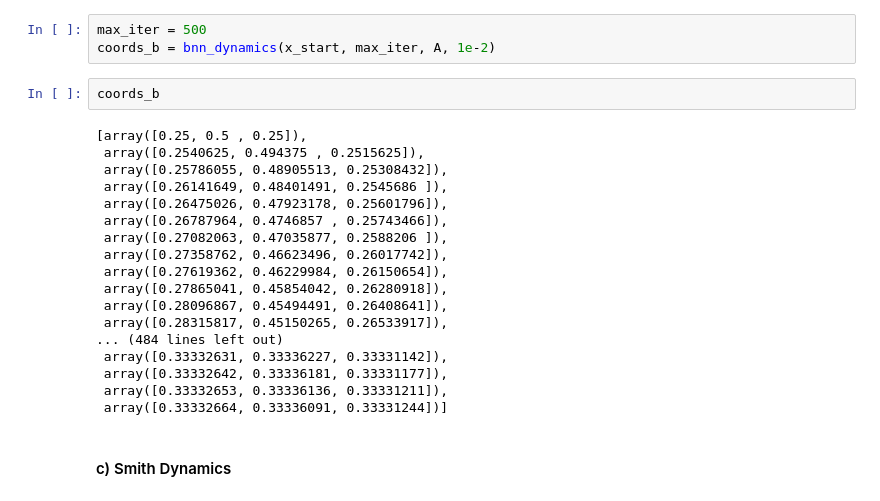
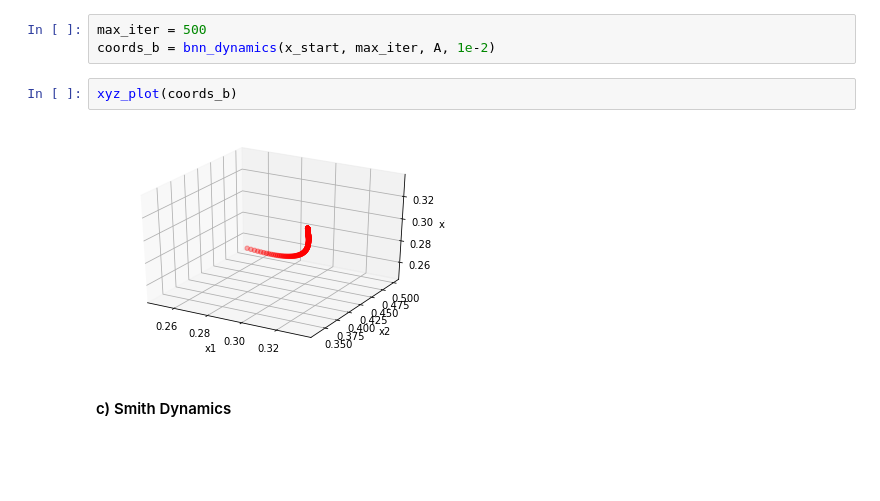
Before and after one commit to frank-ye/ECSE508, a Jupyter notebook: dynamics.ipynb, the cells around one changed output. Saved outputs shown, nothing was run; the diff lists cells and outputs as text; blank space fills up the shorter version.

```diff
--- a/dynamics.ipynb
+++ b/dynamics.ipynb
@@ -79,26 +95,10 @@ def bnn_dynamics(x_initial, num_iter, matrix, learning_rate=1e-3):
 # %%
 max_iter = 500
 coords_b = bnn_dynamics(x_start, max_iter, A, 1e-2)
-# %%
-coords_b
-# %% [output]
-[array([0.25, 0.5 , 0.25]),
- array([0.2540625, 0.494375 , 0.2515625]),
- array([0.25786055, 0.48905513, 0.25308432]),
- array([0.26141649, 0.48401491, 0.2545686 ]),
- array([0.26475026, 0.47923178, 0.25601796]),
- array([0.26787964, 0.4746857 , 0.25743466]),
- array([0.27082063, 0.47035877, 0.2588206 ]),
- array([0.27358762, 0.46623496, 0.26017742]),
- array([0.27619362, 0.46229984, 0.26150654]),
- array([0.27865041, 0.45854042, 0.26280918]),
- array([0.28096867, 0.45494491, 0.26408641]),
- array([0.28315817, 0.45150265, 0.26533917]),
-... (484 lines left out)
- array([0.33332631, 0.33336227, 0.33331142]),
- array([0.33332642, 0.33336181, 0.33331177]),
- array([0.33332653, 0.33336136, 0.33331211]),
- array([0.33332664, 0.33336091, 0.33331244])]
+# %%
+xyz_plot(coords_b)
+# %% [output]
+[figure, added]
 # %% [markdown]
 #### c) Smith Dynamics
 # %%
```
Also changed, not shown: parts of 7 cells of this notebook, 1 other file.
